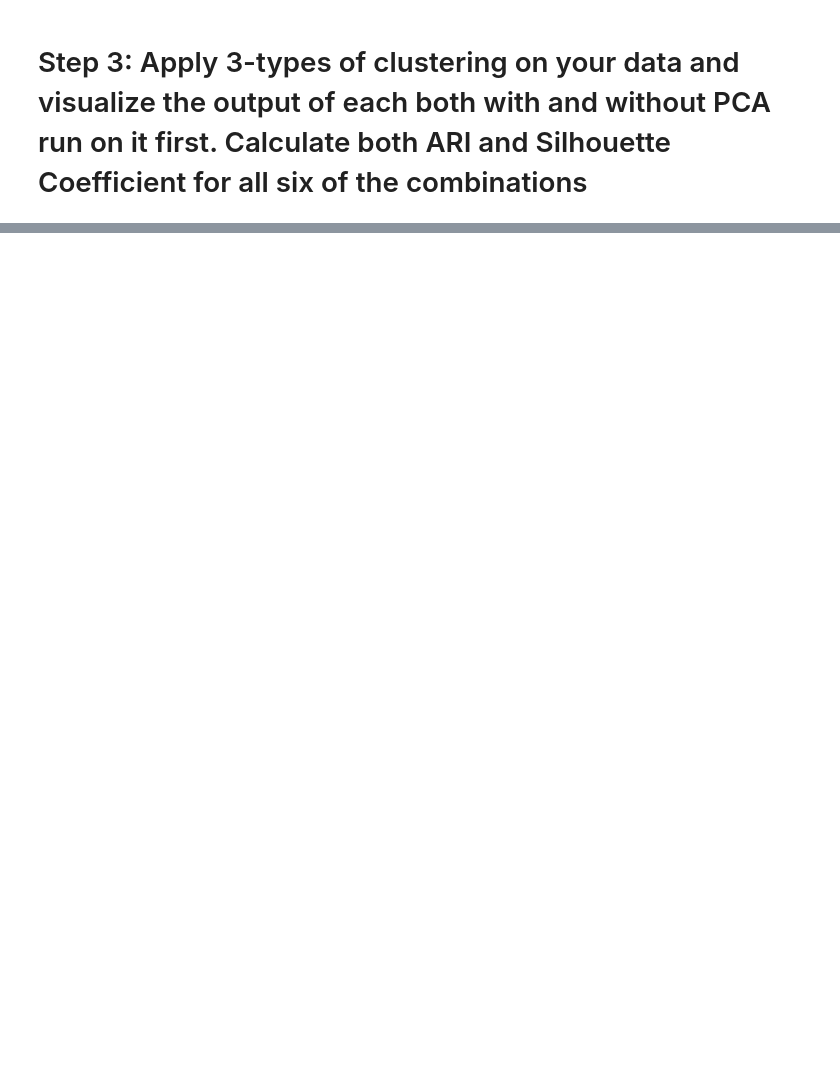
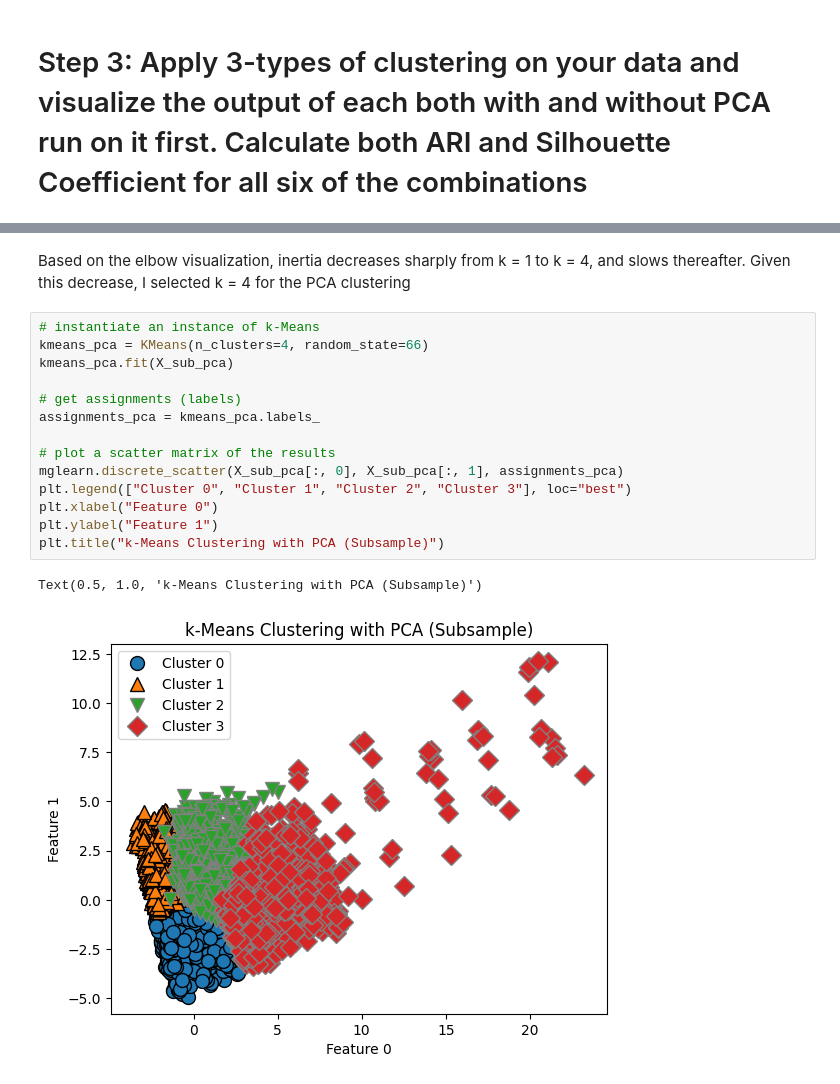
Before and after one commit to stephaniediamond3/DATA71200, a Jupyter notebook: Project_3.ipynb, the cells around one changed output, grey strips where cells are left out. Saved outputs shown, nothing was run; the diff lists cells and outputs as text; blank space fills up the shorter version.

```diff
--- a/Project_3.ipynb
+++ b/Project_3.ipynb
@@ -585,0 +304,19 @@ Overall, tuning changed the model's behavior, but did not overcome the severe cl
+# %% [markdown]
+Based on the elbow visualization, inertia decreases sharply from k = 1 to k = 4, and slows thereafter. Given this decrease, I selected k = 4 for the PCA clustering
+# %%
+# instantiate an instance of k-Means
+kmeans_pca = KMeans(n_clusters=4, random_state=66)
+kmeans_pca.fit(X_sub_pca)
+
+# get assignments (labels)
+assignments_pca = kmeans_pca.labels_
+
+# plot a scatter matrix of the results
+mglearn.discrete_scatter(X_sub_pca[:, 0], X_sub_pca[:, 1], assignments_pca)
+plt.legend(["Cluster 0", "Cluster 1", "Cluster 2", "Cluster 3"], loc="best")
+plt.xlabel("Feature 0")
+plt.ylabel("Feature 1")
+plt.title("k-Means Clustering with PCA (Subsample)")
+# %% [output]
+Text(0.5, 1.0, 'k-Means Clustering with PCA (Subsample)')
+[figure, added]
```
Also changed, not shown: parts of 57 cells of this notebook.
